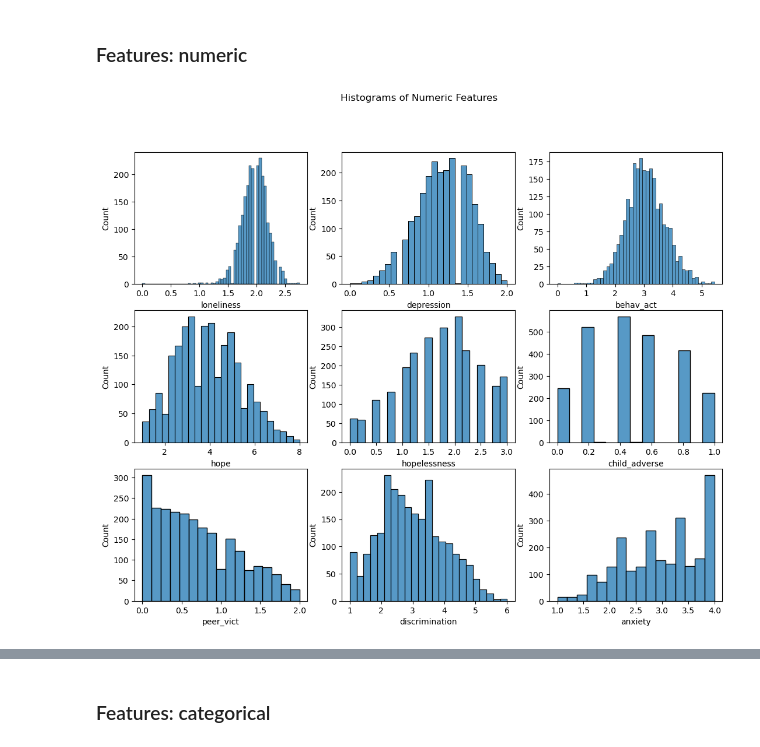
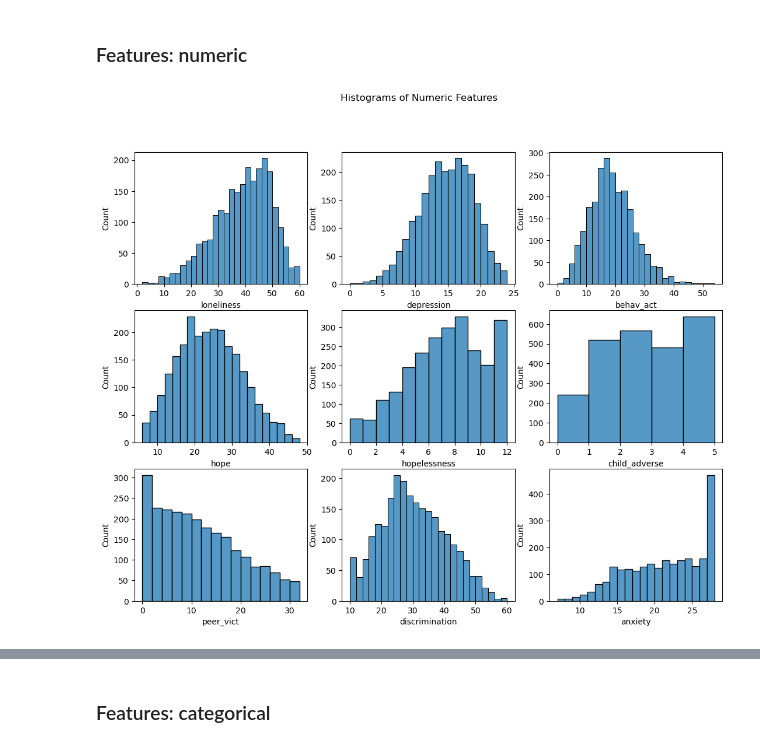
Before and after one commit to NRKako/machine_learning, a Jupyter notebook: self_harm.ipynb, the cells around one changed output, grey strips where cells are left out. Cells and saved outputs as stored; diff of their text form; code cells hidden in the pictures.

Commit message:
data scoring corrections

```diff
--- a/self_harm.ipynb
+++ b/self_harm.ipynb
@@ -79,9 +75,9 @@ memory usage: 10.0+ MB
 #             'b_sitbi_20']]
 
 # reduce to columns of interest (reduced outcomes version)
-data = data[['b_uls_mean', 'b_cdi_mean', 'b_dem_sex', 'b_dem_gender', 'b_dem_orientation',
-             'b_bads_mean', 'b_shs_mean' , 'b_bhs_mean', 'b_aces_mean' , 'b_mvps_mean',
-             'eds_events_mean', 'b_gad_mean', 'b_sitbi_2',  'b_sitbi_8',
+data = data[['b_uls_tot', 'b_cdi_tot', 'b_dem_sex', 'b_dem_gender', 'b_dem_orientation',
+             'b_bads_tot', 'b_shs_tot' , 'b_bhs_tot', 'b_aces_tot' , 'b_mvps_tot',
+             'eds_events_tot', 'b_gad_tot', 'b_sitbi_2',  'b_sitbi_8',
              'b_sitbi_nssi_year_1', 'b_sitbi_si_year_1', 'b_sitbi_attempt_year_1', 'b_sitbi_17']]
 
 # more detail about columns of interest
@@ -106,11 +102,11 @@ dtypes: float64(13), int64(2), object(3)
 memory usage: 344.9+ KB
 # %%
 # give columns more intuitive names
-data.rename(columns = {'b_uls_mean':'loneliness', 'b_cdi_mean':'depression', 'b_dem_sex':'sex',
-                        'b_dem_gender':'gender', 'b_dem_orientation':'orientation', 'b_bads_mean':'behav_act',
-                        'b_shs_mean':'hope', 'b_bhs_mean':'hopelessness', 'b_aces_mean':'child_adverse',
-                        'b_mvps_mean':'peer_vict', 'eds_events_mean':'discrimination',
-                        'b_gad_mean':'anxiety', 'b_sitbi_2':'nssi_bin', 'b_sitbi_8':'si_bin',
+data.rename(columns = {'b_uls_tot':'loneliness', 'b_cdi_tot':'depression', 'b_dem_sex':'sex',
+                        'b_dem_gender':'gender', 'b_dem_orientation':'orientation', 'b_bads_tot':'behav_act',
+                        'b_shs_tot':'hope', 'b_bhs_tot':'hopelessness', 'b_aces_tot':'child_adverse',
+                        'b_mvps_tot':'peer_vict', 'eds_events_tot':'discrimination',
+                        'b_gad_tot':'anxiety', 'b_sitbi_2':'nssi_bin', 'b_sitbi_8':'si_bin',
                         'b_sitbi_nssi_year_1':'nssi_year', 'b_sitbi_si_year_1':'si_year',
                         'b_sitbi_attempt_year_1':'attempt_year', 'b_sitbi_17':'attempt_bin'}, inplace = True)
 
@@ -319,22 +315,22 @@ Name: gender, dtype: int64
 # %%
 # histograms of numeric features
 fig, axes = plt.subplots(3, 3, figsize=(13, 10))
 fig.suptitle('Histograms of Numeric Features')
 
-sns.histplot(ax=axes[0, 0], data=data['loneliness'])
-sns.histplot(ax=axes[0, 1], data=data['depression'])
-sns.histplot(ax=axes[0, 2], data=data['behav_act'])
-sns.histplot(ax=axes[1, 0], data=data['hope'])
-sns.histplot(ax=axes[1, 1], data=data['hopelessness'])
-sns.histplot(ax=axes[1, 2], data=data['child_adverse'])
-sns.histplot(ax=axes[2, 0], data=data['peer_vict'])
-sns.histplot(ax=axes[2, 1], data=data['discrimination'])
-sns.histplot(ax=axes[2, 2], data=data['anxiety'])
+sns.histplot(ax=axes[0, 0], data=data['loneliness'], binwidth=2)
+sns.histplot(ax=axes[0, 1], data=data['depression'], binwidth=1)
+sns.histplot(ax=axes[0, 2], data=data['behav_act'], binwidth=2)
+sns.histplot(ax=axes[1, 0], data=data['hope'], binwidth=2)
+sns.histplot(ax=axes[1, 1], data=data['hopelessness'], binwidth=1)
+sns.histplot(ax=axes[1, 2], data=data['child_adverse'], binwidth=1)
+sns.histplot(ax=axes[2, 0], data=data['peer_vict'], binwidth=2)
+sns.histplot(ax=axes[2, 1], data=data['discrimination'], binwidth=2)
+sns.histplot(ax=axes[2, 2], data=data['anxiety'], binwidth=1)
 
 # don't show unnecessary output about object
 None
 # %% [output]
-[figure, old version]
+[figure, new version]
 # %%
 # examine correlations between numeric features
 numeric_features = ['loneliness', 'depression', 'behav_act', 'hope', 'hopelessness',
```
Also changed, not shown: parts of 20 cells of this notebook, 1 other file.
